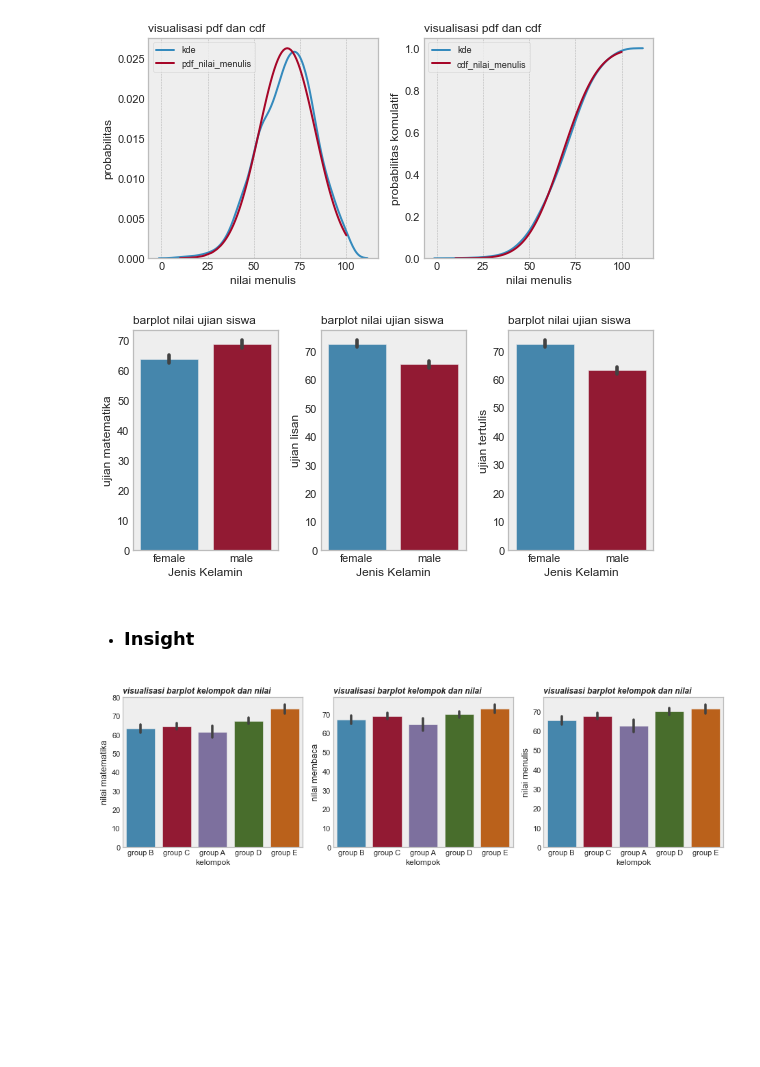
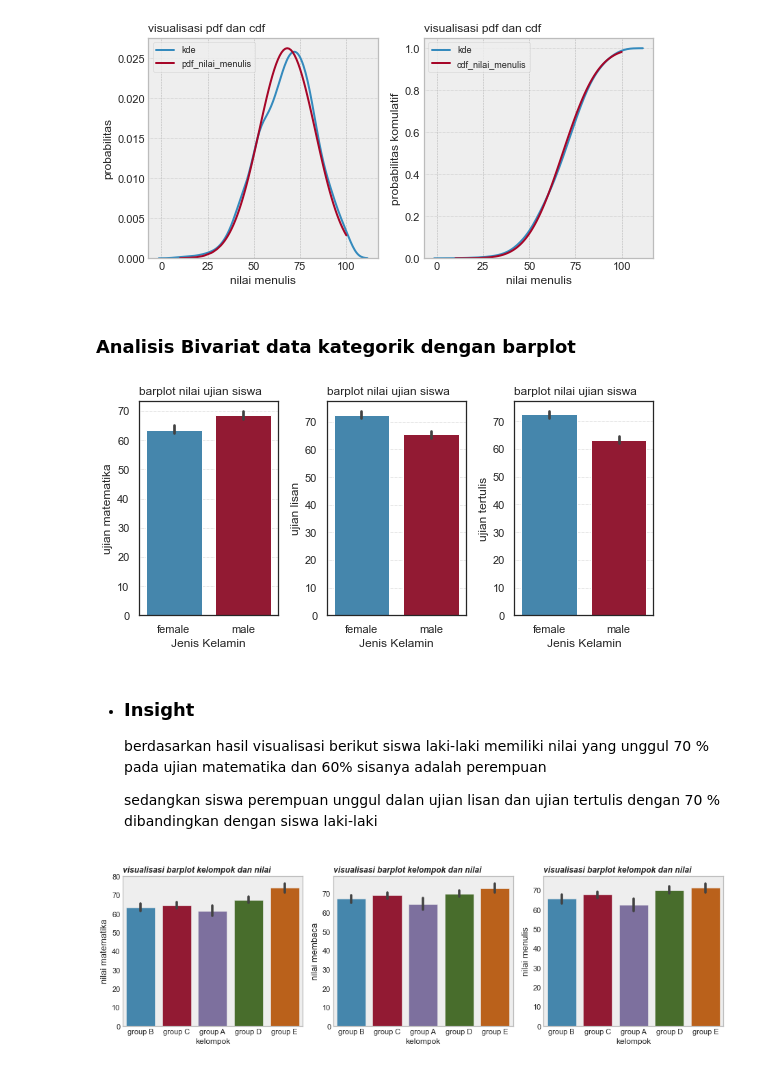
Before and after one commit to AlanFirdaus13/Implementation-student-performance-with-linear-regression-algorithm, a Jupyter notebook: implementation student performance with linear regression algorithm python .ipynb, the cells around one changed output. Drawn from its saved outputs; the diff is of its cells as text; code cells hidden in the pictures; blank space fills up the shorter version.

Commit message:
melakukan perubahan pada kode program
melakukan analisis univariate, bivariate dan multivariate pada datasheet

```diff
--- a/implementation student performance with linear regression algorithm python .ipynb
+++ b/implementation student performance with linear regression algorithm python .ipynb
@@ -370,21 +371,22 @@ sns.kdeplot (x = data_siswa['nilai matematika'], cumulative=True, lw=2, ax=axs[1
 sns.lineplot(x = data_siswa['nilai matematika'], y = cdf_nilai_matematika, lw=2, ax=axs[1])
 
 # buat legenda untuk informasi plot 1 dan 2
-axs[0].legend(["kde","pdf_nilai_matematika"], fontsize=9, loc="upper left")
-axs[1].legend(["kde kumulatif", "cdf_nilai_matematika"], fontsize=9)
+axs[0].legend(["kde","pdf_nilai_matematika"], shadow = True ,fontsize=9, loc="upper left")
+axs[1].legend(["kde kumulatif", "cdf_nilai_matematika"], shadow = True, fontsize=9)
 
 # buat plot sumbu y pada plot 1
 axs[0].set_ylabel("Probabilitas", fontsize=12)
 
-# buat fungsi perulangan untuk sumbu x pada semua plot
+# buat fungsi perulangan untuk sumbu x pada semua plot-
 for ax in axs:
     ax.set_xlabel("nilai matematika", fontsize=12) # set font 12 pada sumbu x
-    ax.set_title("visualisasi pdf dan cdf", fontsize = 12, loc="left" )
-    ax.grid(axis="y")
+    ax.set_title("visualisasi pdf dan cdf", fontsize = 12, loc="left")
+    ax.grid(axis="y", color='darkgray', linestyle=':', linewidth=0.5)
 
 ax.set_ylabel("Probabilitas kumulatif", fontsize=12) # set font 12 pada sumbu y
 
 # tampilkan hasil visualisasi
 plt.tight_layout()
+plt.grid(color='darkgray', linestyle=':', linewidth=0.5)
 plt.show()
 # %% [output]
@@ -415,14 +417,14 @@ axs[0].set_ylabel("Probabilitas", fontsize=12)
 for ax in axs:
     ax.set_xlabel("nilai membaca", fontsize=12)
     ax.set_title("visualisasi pdf dan cdf", fontsize = 12, loc="left" )
-    ax.grid(axis="y")
+    ax.grid(axis="y", color='darkgray', linestyle=':', linewidth=0.5)
 
 # set sumbu y untuk plot 2
 axs[1].set_ylabel("probabilitas komulatif", fontsize=12)
 
 # set legenda untuk plot 1 dan 2
-axs[0].legend(["kde","pdf_nilai_membaca"], fontsize=9, loc="upper left") # plot 1
-axs[1].legend(["kde","cdf_nilai_membaca"], fontsize=9, loc="best")       # plot 2
+axs[0].legend(["kde","pdf_nilai_membaca"], shadow=True, fontsize=9, loc="upper left") # plot 1
+axs[1].legend(["kde","cdf_nilai_membaca"], shadow=True, fontsize=9, loc="best")       # plot 2
 
 # tampilkan visualisasi
 plt.tight_layout()
@@ -459,44 +461,48 @@ axs[1].set_ylabel("probabilitas komulatif",fontsize = 12) # plot 2
 for ax in axs:
     ax.set_xlabel("nilai menulis", fontsize = 12)
     ax.set_title("visualisasi pdf dan cdf", fontsize = 12, loc="left" )
-    ax.grid(axis="y")
+    ax.grid(axis="y", color='darkgray', linestyle=':', linewidth=0.5)
 
 # tampilkan hasil visualisasi
 plt.tight_layout()
 plt.show()
 # %% [output]
 [figure]
+# %% [markdown]
+### Analisis Bivariat data kategorik dengan barplot
 # %%
 # buat subplots menjadi 3 bagian
 fig, axs = plt.subplots(1, 3, figsize=(8,4))
 
 # visualisasi data jenis kelamin dan nilai matematika
 sns.barplot(x="jenis kelamin", y="nilai matematika", data=data_siswa, ax=axs[0]) # plot 1
 sns.barplot(x="jenis kelamin", y="nilai membaca"   , data=data_siswa, ax=axs[1]) # plot 2
 sns.barplot(x="jenis kelamin", y="nilai menulis"   , data=data_siswa, ax=axs[2]) # plot 3
 
 # set y label untuk plot 1
 axs[0].set_ylabel("ujian matematika", fontsize=12)
 
 # buat perulangan untuk plot ax x label dari 3 bagian visualisasi
 for ax in axs:
     ax.set_xlabel("Jenis Kelamin", fontsize=12)
     ax.set_title("barplot nilai ujian siswa", fontsize=12, loc="left")
-    ax.grid(axis="y")
+    ax.grid(axis="y", color='darkgray', linestyle=':', linewidth=0.5)
 
 # set y label untuk plot 2 dan 3
 axs[1].set_ylabel("ujian lisan", fontsize=12)
 axs[2].set_ylabel("ujian tertulis", fontsize=12)
 
 # tampilkan visualisasi
 plt.tight_layout()
 plt.show()
 # %% [output]
-[figure, old version]
+[figure, new version]
 # %% [markdown]
 <ul>
     <li>
         <h3>Insight</h3>
+        <p> berdasarkan hasil visualisasi berikut siswa laki-laki memiliki nilai yang unggul 70 % pada ujian matematika dan 60% sisanya adalah perempuan<p>
+        <p> sedangkan siswa perempuan unggul dalan ujian lisan dan ujian tertulis dengan 70 % dibandingkan dengan siswa laki-laki</p>
     </li>
 </ul>
 # %%
```
Also changed, not shown: parts of 24 cells of this notebook.
